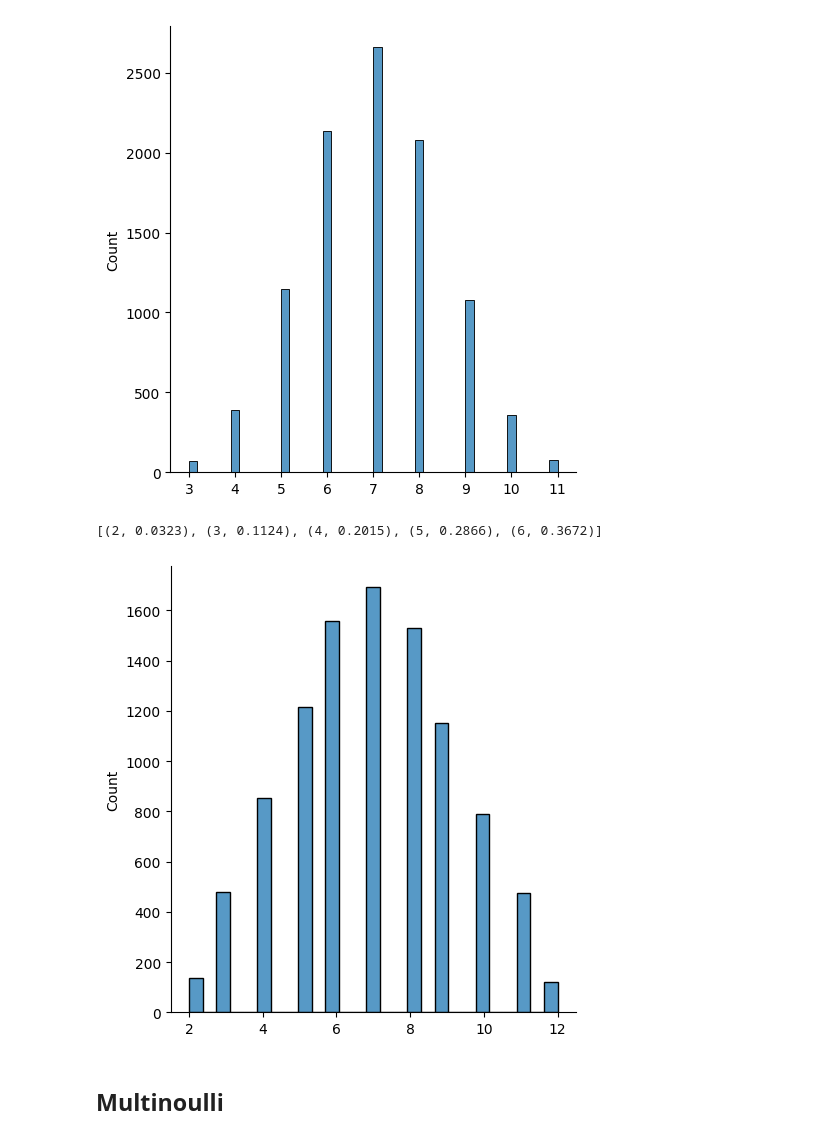
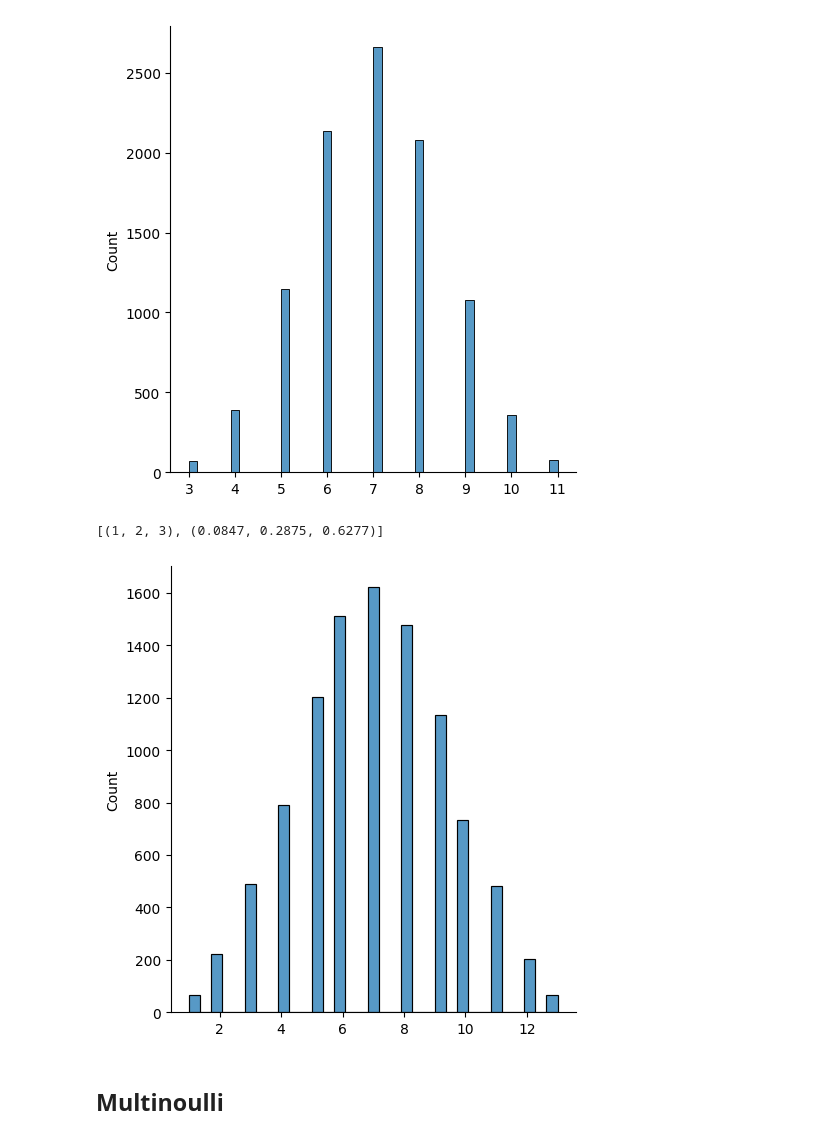
Before and after one commit to baladon-lucas-pardinas/NMT-Translation-gn-es, a Jupyter notebook: notebooks/random_search.ipynb, the cells around one changed output. Cells and saved outputs as stored; diff of their text form; code cells hidden in the pictures.

Commit message:
[FIX] Max depth 3 for transformers

```diff
--- a/notebooks/random_search.ipynb
+++ b/notebooks/random_search.ipynb
@@ -48,24 +48,26 @@ sorted(list(samples_counter.items()), key=lambda x:x[0])
 [figure]
 # %%
 loc, scale = 7, 2.5
-a, b = -2, 2
+a, b = -2.5, 2.5
 
 samples = truncnorm.rvs(a, b, loc=loc, scale=scale, size=10000, random_state=SEED).round().astype(int)
 sns.displot(data=samples);
 
 samples_counter = collections.Counter(samples)
-max_depth = 6
+max_depth = 3
 
 samples_counts_bellow_max_depth = {sample: sample_count for sample, sample_count in samples_counter.items() if sample <= max_depth}
 samples_counter = {sample: round(sample_count / sum(samples_counts_bellow_max_depth.values()), 4) for sample, sample_count in samples_counts_bellow_max_depth.items()}
-sorted(list(samples_counter.items()), key=lambda x:x[0])
+list(zip(*sorted(list(samples_counter.items()), key=lambda x:x[0])))
 
+# [1, 2, 3]
+# [0.085, 0.29, 0.625]
 
 # [0.0323, 0.1124, 0.2015, 0.2866, 0.3672]
 # [2, 3, 4, 5, 6]
 # %% [output]
-[(2, 0.0323), (3, 0.1124), (4, 0.2015), (5, 0.2866), (6, 0.3672)]
+[(1, 2, 3), (0.0847, 0.2875, 0.6277)]
-[figure, old version]
+[figure, new version]
 # %% [markdown]
 ## **Multinoulli**
 # %%
```
Also changed, not shown: 1 other file.
